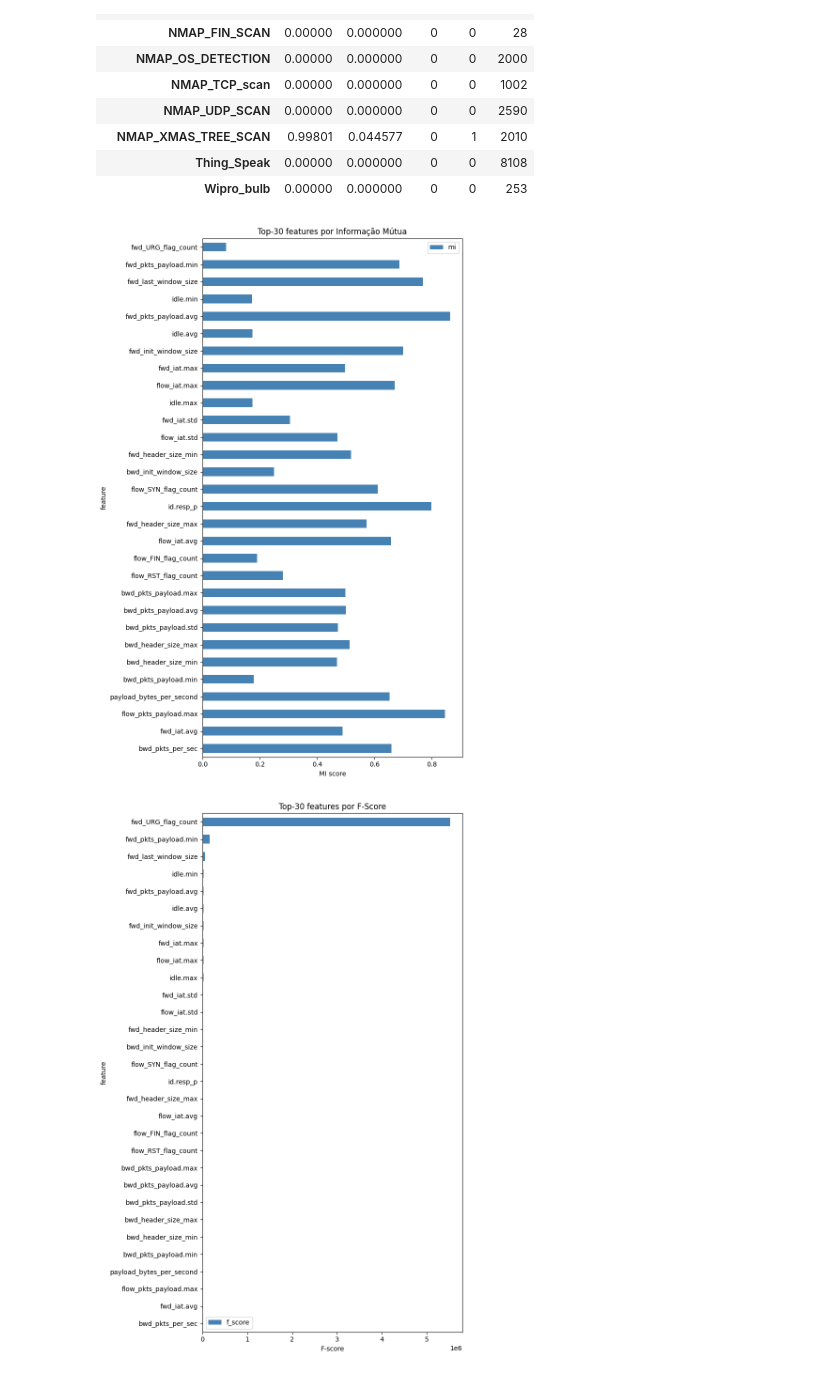
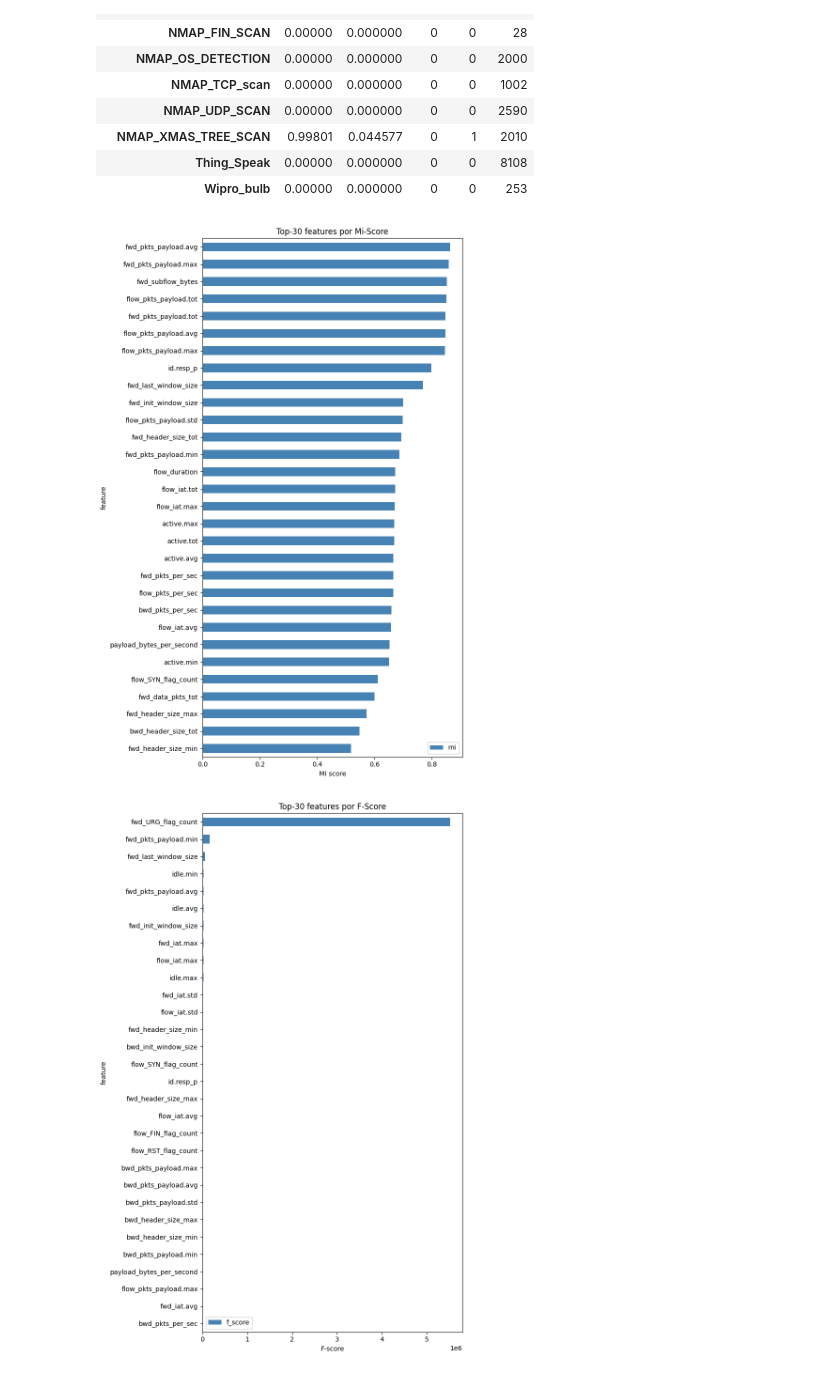
Before and after one commit to MBA-Data-Science-Unifor/IoT-Guard, a Jupyter notebook: artifacts/notebooks/EDA.ipynb, the cells around one changed output. Cells and saved outputs as stored; diff of their text form; code cells hidden in the pictures.

```diff
--- a/artifacts/notebooks/EDA.ipynb
+++ b/artifacts/notebooks/EDA.ipynb
@@ -266,15 +245,15 @@ df_iot2022.groupby("Attack_type")[top_feature].agg(['mean','std','min','max','co
 # %%
 fig, ax = plt.subplots(figsize=(8, 12))
 
-df_scores.head(30).iloc[::-1].plot.barh(
+df_scores.sort_values(by='mi', ascending=False).head(30).iloc[::-1].plot.barh(
     x='feature', y='mi', ax=ax, color='steelblue'
 )
 ax.set_title('Top-30 features por Mi-Score')
 ax.set_xlabel('MI score')
 plt.tight_layout()
 plt.show()
 # %% [output]
-[figure, old version]
+[figure, new version]
 # %%
 fig, ax = plt.subplots(figsize=(8, 12))
 
```
Also changed, not shown: parts of 36 cells of this notebook.
